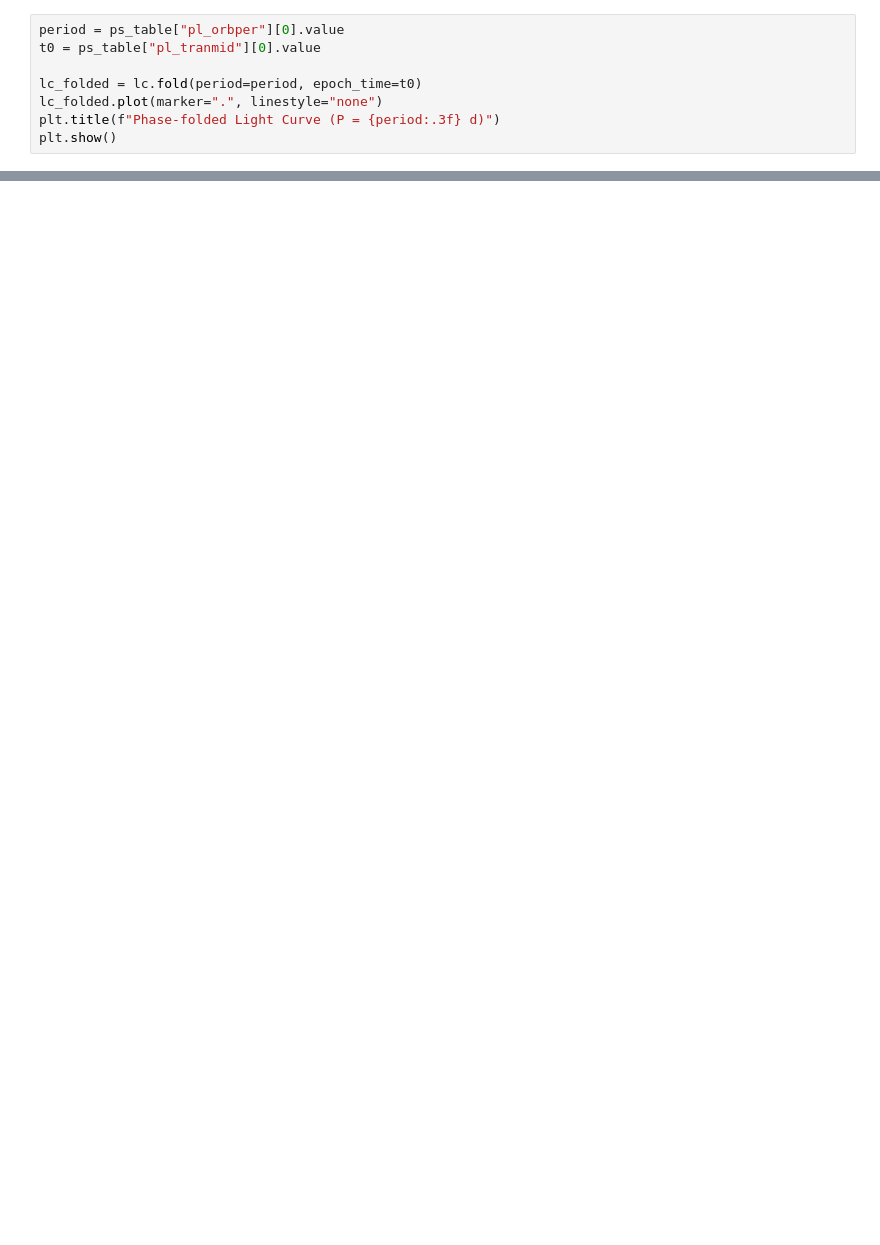
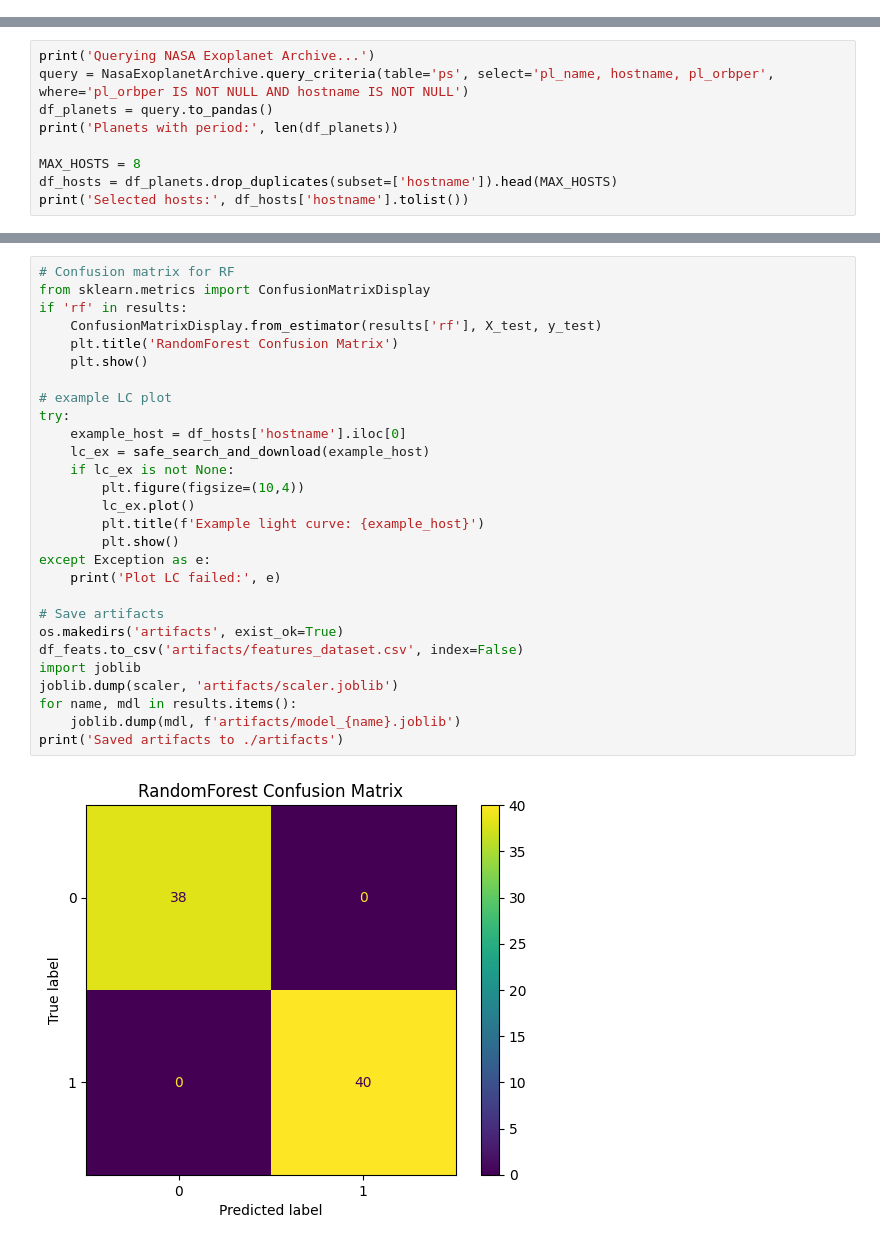
Before and after one commit to BallTH24/Hunting_for_Exoplanets, a Jupyter notebook: main.ipynb, the cells around one changed output, grey strips where cells are left out. Drawn from its saved outputs; the diff is of its cells as text; blank space fills up the shorter version.

```diff
--- a/main.ipynb
+++ b/main.ipynb
@@ -45,8 +0,0 @@ plt.show()
-# %%
-period = ps_table["pl_orbper"][0].value
-t0 = ps_table["pl_tranmid"][0].value
-
-lc_folded = lc.fold(period=period, epoch_time=t0)
-lc_folded.plot(marker=".", linestyle="none")
-plt.title(f"Phase-folded Light Curve (P = {period:.3f} d)")
-plt.show()
@@ -69,0 +83,9 @@ Prediction: [1]
+# %%
+print('Querying NASA Exoplanet Archive...')
+query = NasaExoplanetArchive.query_criteria(table='ps', select='pl_name, hostname, pl_orbper', where='pl_orbper IS NOT NULL AND hostname IS NOT NULL')
+df_planets = query.to_pandas()
+print('Planets with period:', len(df_planets))
+
+MAX_HOSTS = 8
+df_hosts = df_planets.drop_duplicates(subset=['hostname']).head(MAX_HOSTS)
+print('Selected hosts:', df_hosts['hostname'].tolist())
@@ -69,0 +219,30 @@ Prediction: [1]
+# %%
+# Confusion matrix for RF
+from sklearn.metrics import ConfusionMatrixDisplay
+if 'rf' in results:
+    ConfusionMatrixDisplay.from_estimator(results['rf'], X_test, y_test)
+    plt.title('RandomForest Confusion Matrix')
+    plt.show()
+
+# example LC plot
+try:
+    example_host = df_hosts['hostname'].iloc[0]
+    lc_ex = safe_search_and_download(example_host)
+    if lc_ex is not None:
+        plt.figure(figsize=(10,4))
+        lc_ex.plot()
+        plt.title(f'Example light curve: {example_host}')
+        plt.show()
+except Exception as e:
+    print('Plot LC failed:', e)
+
+# Save artifacts
+os.makedirs('artifacts', exist_ok=True)
+df_feats.to_csv('artifacts/features_dataset.csv', index=False)
+import joblib
+joblib.dump(scaler, 'artifacts/scaler.joblib')
+for name, mdl in results.items():
+    joblib.dump(mdl, f'artifacts/model_{name}.joblib')
+print('Saved artifacts to ./artifacts')
+# %% [output]
+[figure, added]
```
Also changed, not shown: parts of 11 cells of this notebook, 38 other files.
